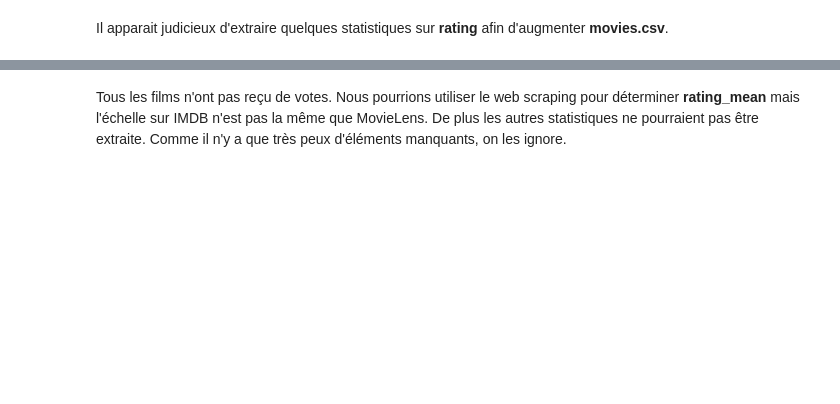
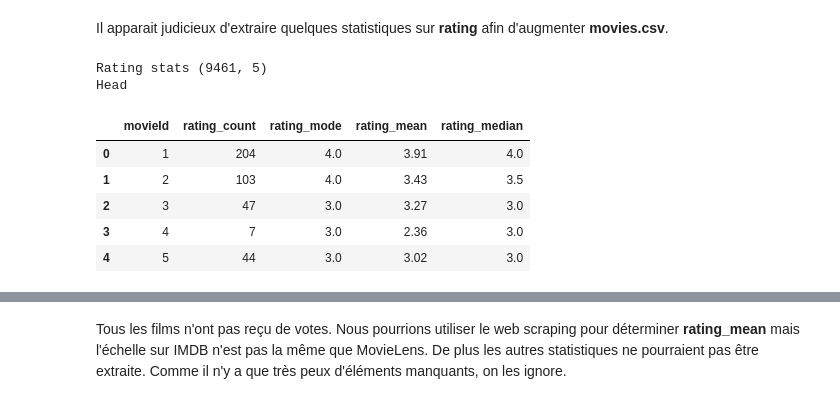
Before and after one commit to jfgagnon00/MovieLens, a Jupyter notebook: A56.ipynb, the cells around one changed output, grey strips where cells are left out. Cells and saved outputs as stored; diff of their text form; code cells hidden in the pictures; blank space fills up the shorter version.

```diff
--- a/A56.ipynb
+++ b/A56.ipynb
@@ -700,38 +860,41 @@ print("ratings après retrait:", mvl_dataset.ratings.shape[0])
 # %% [markdown]
 Il apparait judicieux d'extraire quelques statistiques sur **rating** afin d'augmenter **movies.csv**.
 # %%
-def etendue(ratings):
-    return ratings.max() - ratings.min()
-
-def iqr(ratings):
-    return ratings.quantile(0.75) - ratings.quantile(0.25)
-
 def mode(ratings):
     # prendre le mode le plus grand
     return ratings.mode().iloc[-1]
 
 def median_keep_category(ratings):
     # garder les modalites de ratings si nombre de valeurs est impaire
     return ratings.quantile(interpolation="nearest")
 
 def join_name(multi_index_name):
     if "" in multi_index_name:
         return multi_index_name[0]
     else:
         return "_".join(multi_index_name)
 
 
 #
 # creer de nouvelles variables
 #
 ratings_stats = mvl_dataset.ratings[["movieId", "rating"]] \
                            .groupby(by="movieId") \
                            .agg(["count", ("mode", mode), "mean", ("median", median_keep_category)])
 ratings_stats.columns = [join_name(a) for a in ratings_stats.columns.to_flat_index()]
 ratings_stats.reset_index(inplace=True)
 print("Rating stats", ratings_stats.shape)
 print("Head")
 display(ratings_stats.head().round(2))
+# %% [output]
+Rating stats (9461, 5)
+Head
+|  | movieId | rating_count | rating_mode | rating_mean | rating_median |
+| 0 | 1 | 204 | 4.0 | 3.91 | 4.0 |
+| 1 | 2 | 103 | 4.0 | 3.43 | 3.5 |
+| 2 | 3 | 47 | 3.0 | 3.27 | 3.0 |
+| 3 | 4 | 7 | 3.0 | 2.36 | 3.0 |
+| 4 | 5 | 44 | 3.0 | 3.02 | 3.0 |
 # %%
 #
 # valider que ratings_stats contient bien les meme films que movies.csv
```
Also changed, not shown: parts of 33 cells of this notebook.
